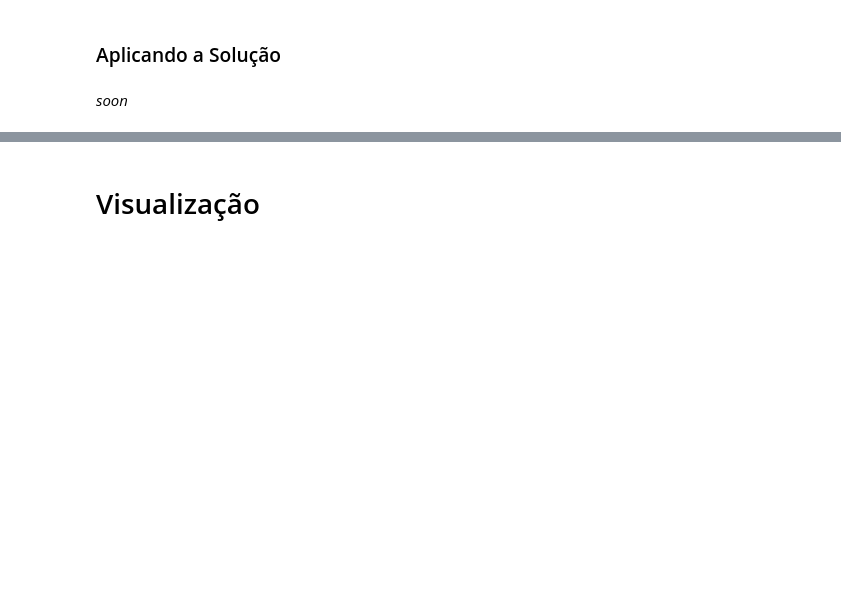
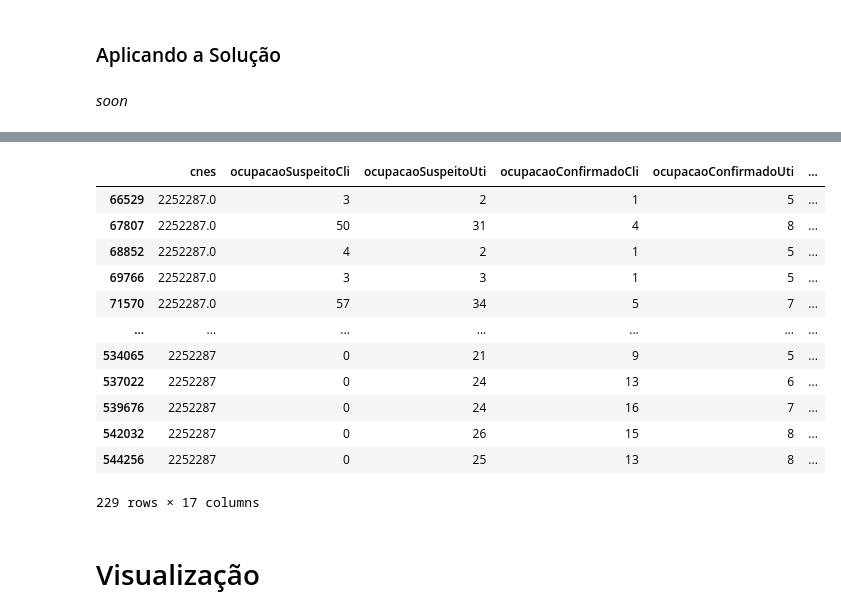
Before and after one commit to lucascorumba/study-projects, a Jupyter notebook: covid-hospital/analysis.ipynb, the cells around one changed output, grey strips where cells are left out. Drawn from its saved outputs; the diff is of its cells as text; code cells hidden in the pictures; blank space fills up the shorter version.

```diff
--- a/covid-hospital/analysis.ipynb
+++ b/covid-hospital/analysis.ipynb
@@ -1911,3 +1955,19 @@ for cnes in df['cnes'].unique():
+# %%
+df.loc[df['cnes'] == 2252287]
+# %% [output]
+|  | cnes | ocupacaoSuspeitoCli | ocupacaoSuspeitoUti | ocupacaoConfirmadoCli | ocupacaoConfirmadoUti | ... |
+| 66529 | 2252287.0 | 3 | 2 | 1 | 5 | ... |
+| 67807 | 2252287.0 | 50 | 31 | 4 | 8 | ... |
+| 68852 | 2252287.0 | 4 | 2 | 1 | 5 | ... |
+| 69766 | 2252287.0 | 3 | 3 | 1 | 5 | ... |
+| 71570 | 2252287.0 | 57 | 34 | 5 | 7 | ... |
+| ... | ... | ... | ... | ... | ... | ... |
+| 534065 | 2252287 | 0 | 21 | 9 | 5 | ... |
+| 537022 | 2252287 | 0 | 24 | 13 | 6 | ... |
+| 539676 | 2252287 | 0 | 24 | 16 | 7 | ... |
+| 542032 | 2252287 | 0 | 26 | 15 | 8 | ... |
+| 544256 | 2252287 | 0 | 25 | 13 | 8 | ... |
+229 rows × 17 columns
 # %% [markdown]
 # Visualização<a id="13"></a>
 # %% [markdown]
```
Also changed, not shown: parts of 12 cells of this notebook.
